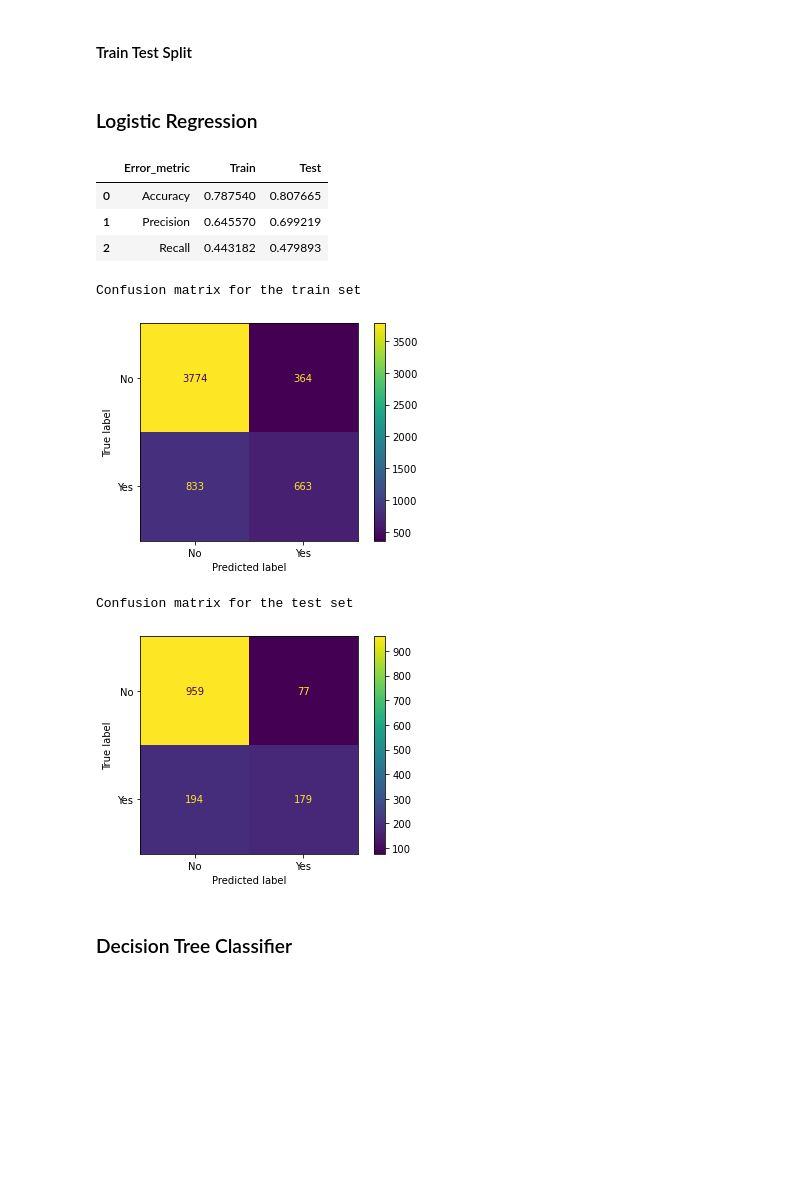
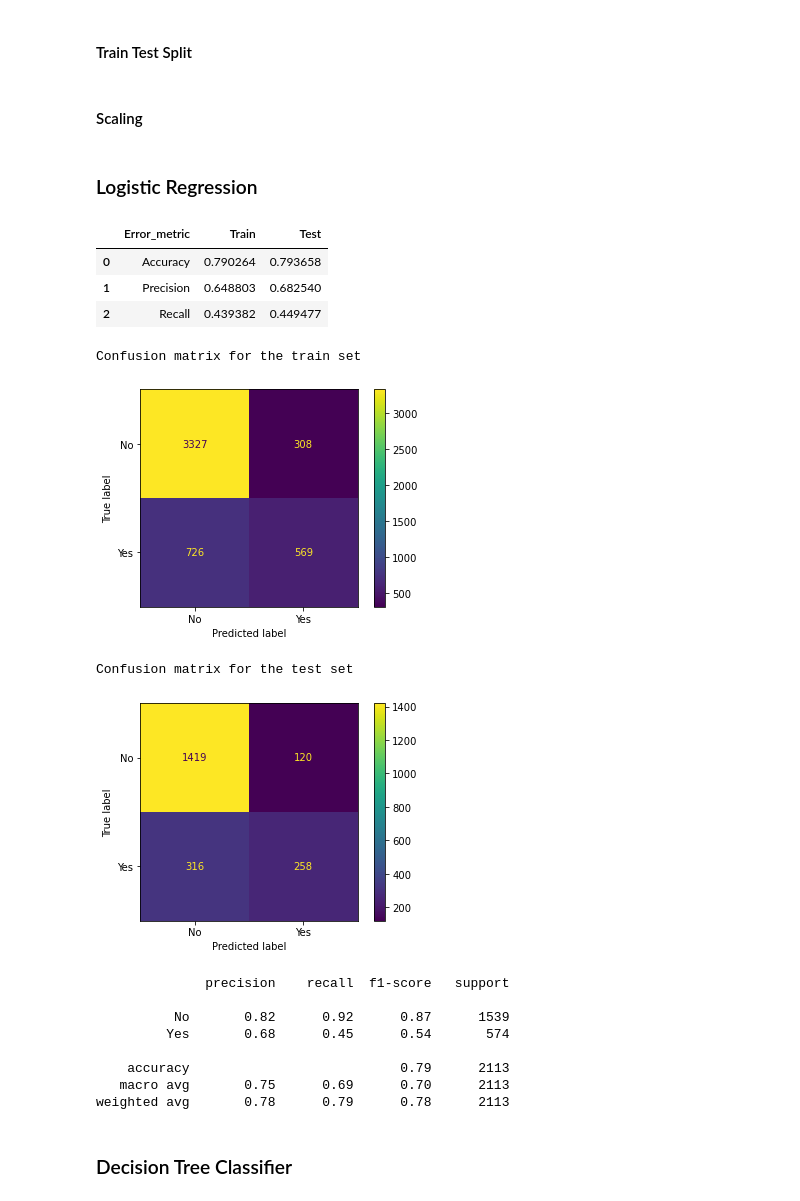
Before and after one commit to IngaEichhorn/IronInga, a Jupyter notebook: Week7_Modeling/Lab_LogisticRegression_Imbalance.ipynb, the cells around one changed output. Saved outputs shown, nothing was run; the diff lists cells and outputs as text; code cells hidden in the pictures; blank space fills up the shorter version.

```diff
--- a/Week7_Modeling/Lab_LogisticRegression_Imbalance.ipynb
+++ b/Week7_Modeling/Lab_LogisticRegression_Imbalance.ipynb
@@ -126,7 +137,13 @@ X_scaled=std_scaler.transform(X)
 # %% [markdown]
 #### Train Test Split
 # %%
-X_train, X_test, y_train, y_test=train_test_split(X_scaled, y, test_size=.20, random_state=42)
+X_train, X_test, y_train, y_test=train_test_split(X, y, test_size=.30, random_state=42)
+# %% [markdown]
+#### Scaling
+# %%
+std_scaler=StandardScaler().fit(X_train)
+X_train_scaled=std_scaler.transform(X_train)
+X_test_scaled=std_scaler.transform(X_test)
 # %% [markdown]
 ### Logistic Regression
 # %%
@@ -137,12 +154,10 @@ from sklearn.metrics import confusion_matrix, ConfusionMatrixDisplay
 
 log = LogisticRegression()
 
-log.fit(X_train, y_train)
+log.fit(X_train_scaled, y_train)
 
-
-
-y_pred_train_log = log.predict(X_train)
-y_pred_test_log = log.predict(X_test)
+y_pred_train_log = log.predict(X_train_scaled)
+y_pred_test_log = log.predict(X_test_scaled)
 
 
 performance_log = pd.DataFrame({'Error_metric': ['Accuracy','Precision','Recall'],
@@ -159,38 +174,48 @@ display(performance_log)
 
 print("Confusion matrix for the train set")
 #print(confusion_matrix(y_train,y_pred_train_log))
 #plot_confusion_matrix(log,X_train, y_train, values_format = 'd', cmap='inferno') #old version plot_confusion_matrix
 #plt.show()
 
 cm = confusion_matrix(y_train, y_pred_train_log,labels=log.classes_) #new version: confusion_matrix, ConfusionMatrixDisplay
 disp = ConfusionMatrixDisplay(confusion_matrix=cm,
                               display_labels=log.classes_)
 disp.plot()
 plt.show()
 
 
 print()
 print()
 
 print("Confusion matrix for the test set")
 #print(confusion_matrix(y_test, y_pred_test_log))
 #plot_confusion_matrix(log,X_test,y_test, values_format = 'd', cmap='inferno')
 #plt.show()
 
 cm = confusion_matrix(y_test, y_pred_test_log, labels=log.classes_) #new version: confusion_matrix, ConfusionMatrixDisplay
 disp = ConfusionMatrixDisplay(confusion_matrix=cm,
                               display_labels=log.classes_)
 disp.plot()
 plt.show()
+
+print(classification_report(y_test, y_pred_test_log))
 # %% [output]
 |  | Error_metric | Train | Test |
-| 0 | Accuracy | 0.787540 | 0.807665 |
-| 1 | Precision | 0.645570 | 0.699219 |
-| 2 | Recall | 0.443182 | 0.479893 |
+| 0 | Accuracy | 0.790264 | 0.793658 |
+| 1 | Precision | 0.648803 | 0.682540 |
+| 2 | Recall | 0.439382 | 0.449477 |
 Confusion matrix for the train set
-[figure, old version]
+[figure, new version]
 Confusion matrix for the test set
-[figure, old version]
+[figure, new version]
+              precision    recall  f1-score   support
+
+          No       0.82      0.92      0.87      1539
+         Yes       0.68      0.45      0.54       574
+
+    accuracy                           0.79      2113
+   macro avg       0.75      0.69      0.70      2113
+weighted avg       0.78      0.79      0.78      2113
 # %% [markdown]
 ### Decision Tree Classifier
 # %%
```
Also changed, not shown: parts of 31 cells of this notebook.
